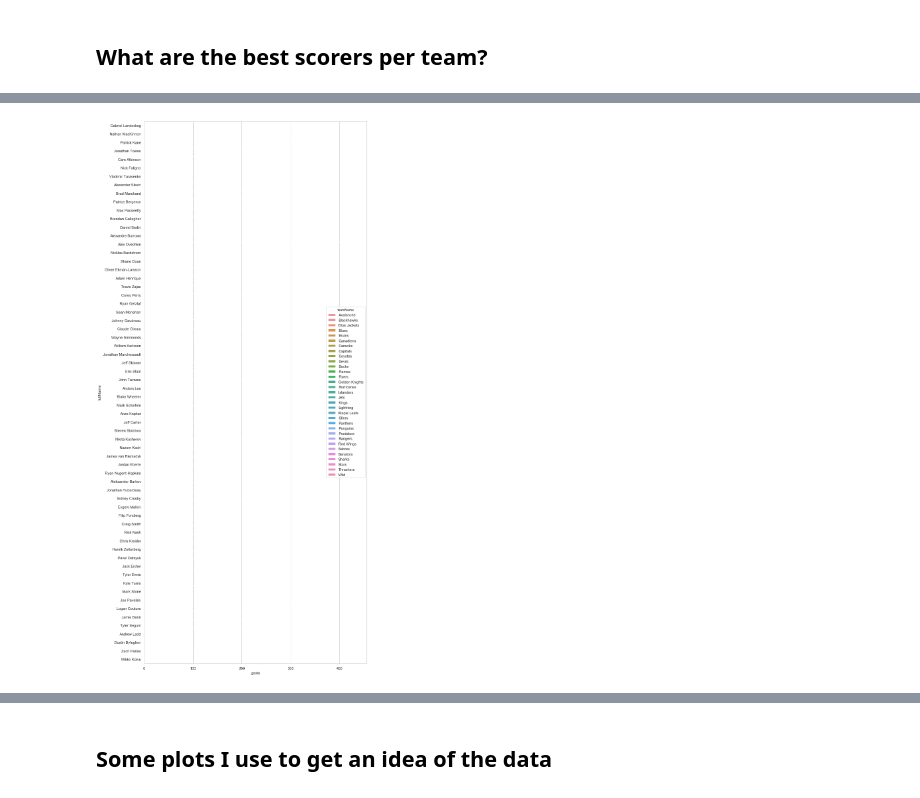
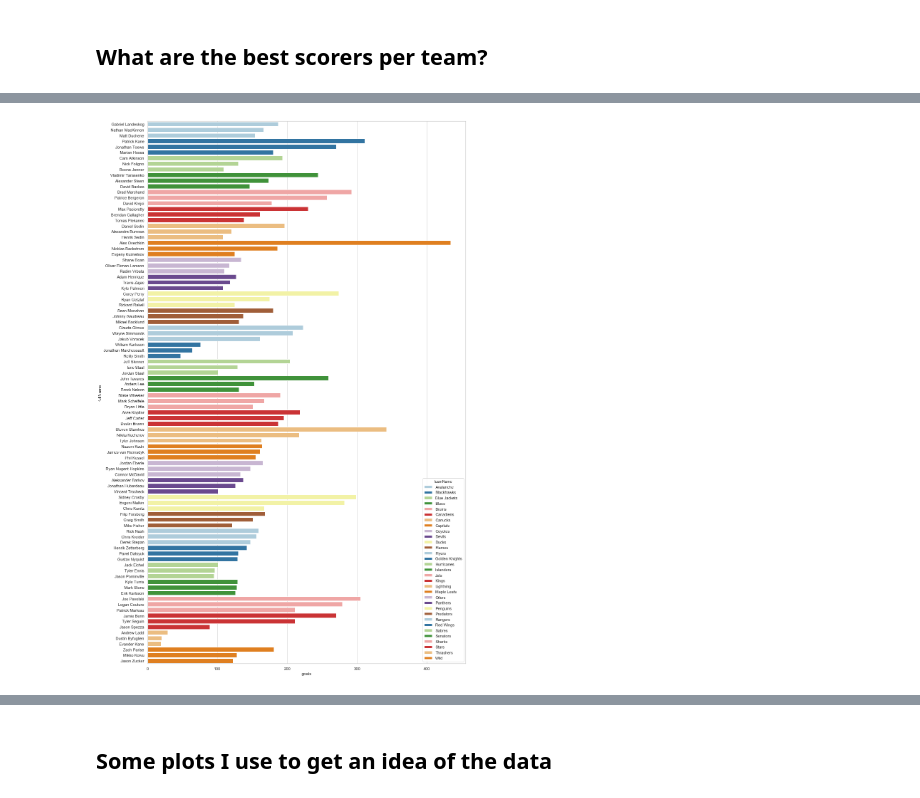
Before and after one commit to pwolter/HockeyStats, a Jupyter notebook: Hockey_fun.ipynb, the cells around one changed output, grey strips where cells are left out. Cells and saved outputs as stored; diff of their text form; code cells hidden in the pictures.

Commit message:
Goalie and player stats/graphs improved

```diff
--- a/Hockey_fun.ipynb
+++ b/Hockey_fun.ipynb
@@ -447,2 +463,0 @@ ax.plot()
-# %%
-skater['timeOnIce_hr'] = skater['timeOnIce']/3600.0
@@ -555,4 +664,4 @@ skater_reindexed = skater[['goals', 'teamName', 'fullName']].groupby(['teamName'
                                          .sort_values(by=['teamName', 'goals'], ascending=[True, False])\
                                          .reset_index(drop=False)
 # %%
-top_3 = skater_reindexed.groupby(['teamName']).head(2)
+top_3_per_team = skater_reindexed.groupby(['teamName']).head(3)
@@ -593,6 +670,6 @@ top_3
 # %%
-sns.set(rc={'figure.figsize':(12,30)})
+sns.set(rc={'figure.figsize':(16,28)})
 sns.set(style="whitegrid")
-sns.barplot(x='goals', y='fullName', hue='teamName', data=top_3);
+sns.barplot(x='goals', y='fullName', hue='teamName', data=top_3_per_team, palette='Paired', dodge=False);
 # %% [output]
-[figure, old version]
+[figure, new version]
```
Also changed, not shown: parts of 66 cells of this notebook.
